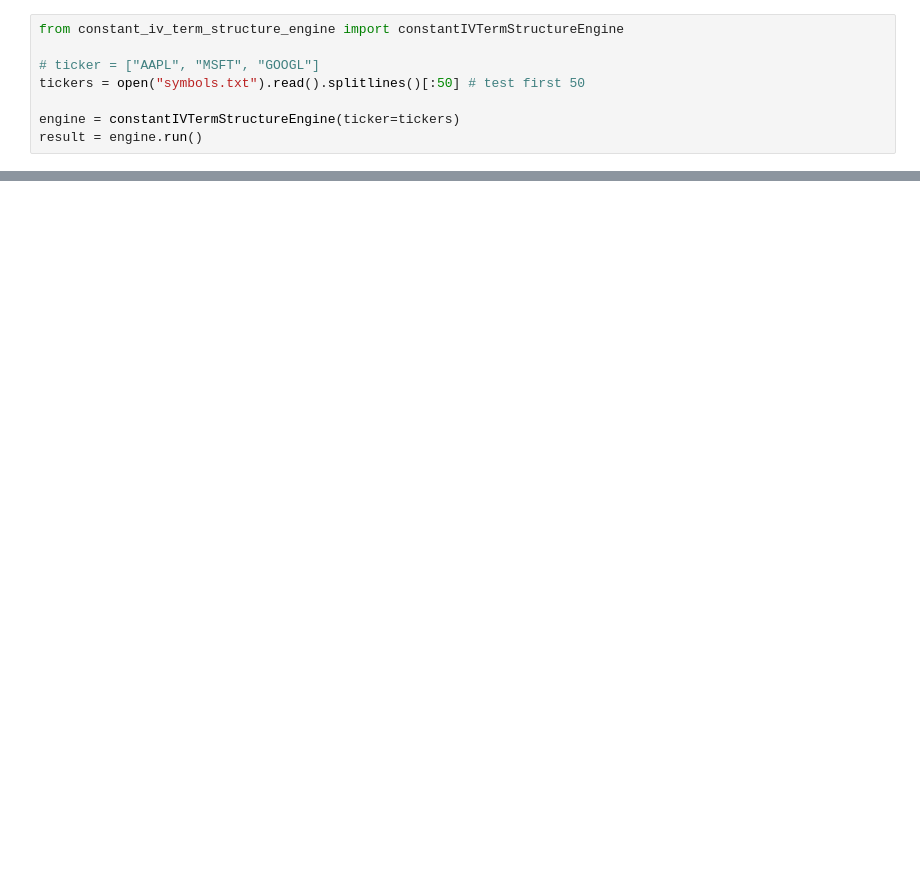
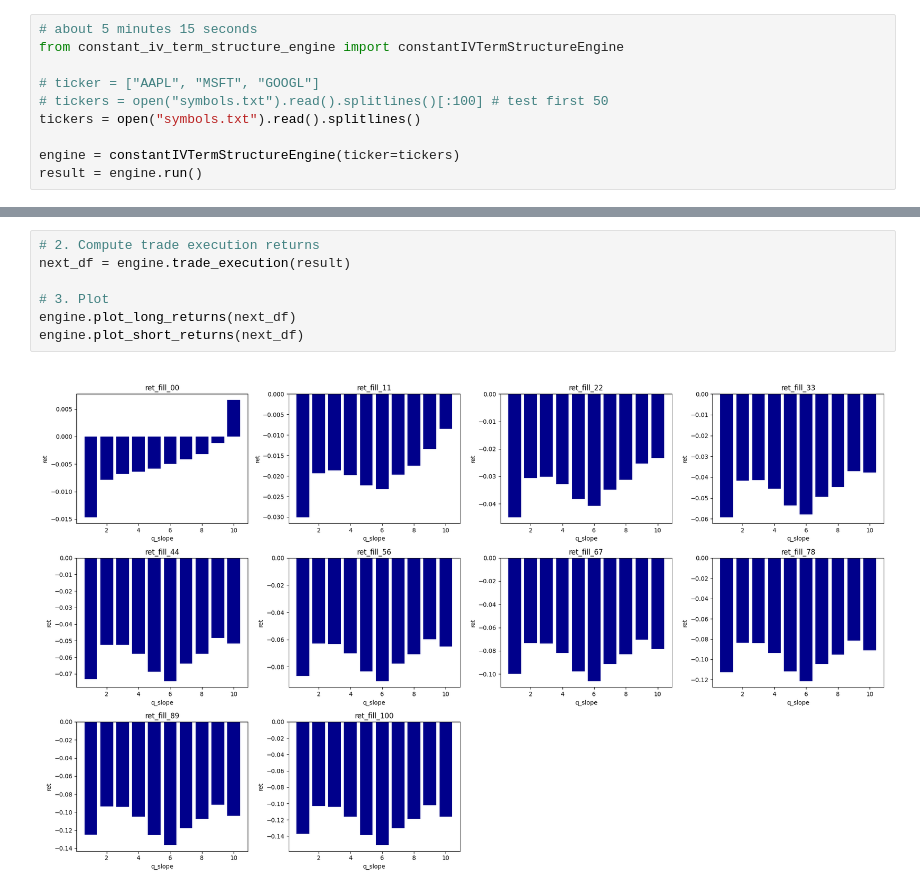
Before and after one commit to daebeken/options-scanner-duplicate, a Jupyter notebook: test4.ipynb, the cells around one changed output, grey strips where cells are left out. Drawn from its saved outputs; the diff is of its cells as text; blank space fills up the shorter version.

Commit message:
my main test playground: 110326

```diff
--- a/test4.ipynb
+++ b/test4.ipynb
@@ -1,8 +1,10 @@
 # %%
+# about 5 minutes 15 seconds
 from constant_iv_term_structure_engine import constantIVTermStructureEngine
 
 # ticker = ["AAPL", "MSFT", "GOOGL"]
-tickers = open("symbols.txt").read().splitlines()[:50] # test first 50
+# tickers = open("symbols.txt").read().splitlines()[:100] # test first 50
+tickers = open("symbols.txt").read().splitlines()
 
 engine = constantIVTermStructureEngine(ticker=tickers)
 result = engine.run()
@@ -43,0 +46,9 @@ shape: (14_612, 12)
+# %%
+# 2. Compute trade execution returns
+next_df = engine.trade_execution(result)
+
+# 3. Plot
+engine.plot_long_returns(next_df)
+engine.plot_short_returns(next_df)
+# %% [output]
+[figure, added]
```
Also changed, not shown: parts of 9 cells of this notebook.
